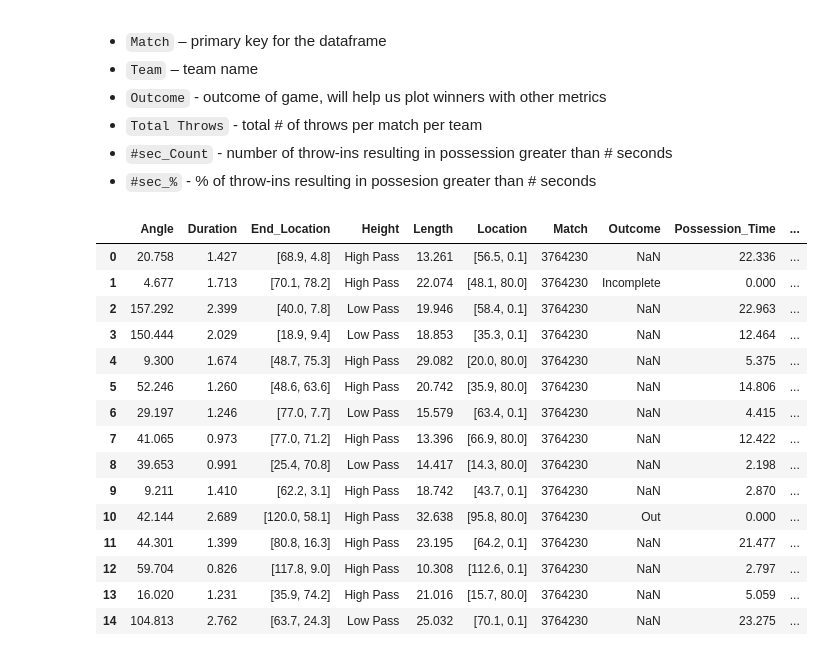
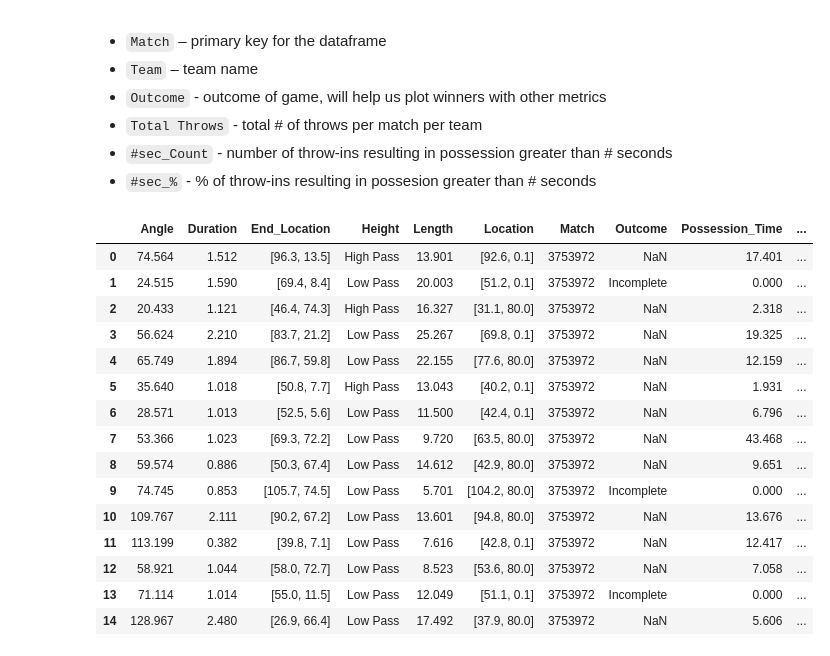
Before and after one commit to hwillif/Throw-in-Project, a Jupyter notebook: HW_Throw-In.ipynb, the cells around one changed output. Drawn from its saved outputs; the diff is of its cells as text; code cells hidden in the pictures.

Commit message:
Added Premier League Code

```diff
--- a/HW_Throw-In.ipynb
+++ b/HW_Throw-In.ipynb
@@ -25,3 +68,10 @@ import math
 # Ignore Warnings
 import warnings
 warnings.filterwarnings("ignore")
+# %%
+# Premier League 2016
+PremierLeague = sb.matches(competition_id=2, season_id=27)
+
+# Print cols + head
+print(PremierLeague.columns)
+PremierLeague.sort_values(by='match_week', ascending=True).head()
@@ -136,3 +208,9 @@ add_meta=True
+# %%
+events_df = build_events_dataset(
+PremierLeague,
+keep_columns=None,
+add_meta=True
+)
 # %% [markdown]
 # Event Data Cleaning
 
@@ -356,52 +434,70 @@ Throws = (
                                                                      'possession_time', 'team', 'match_id']]
     .rename(columns={
         'duration' : 'Duration',
         'location' : 'Location',
         'pass_angle' : 'Angle',
         'pass_length' : 'Length',
         'pass_outcome' : 'Outcome',
         'pass_end_location' : 'End_Location',
         'pass_height' : 'Height',
         'possession_time' : 'Possession_Time',
         'team' : 'Team',
         'match_id' : 'Match'
     })
     .reset_index(drop=True)
 )
 
 # Drop rows where throw_outcome is Injury Clearance or Unknown, we don't want these for xT and xRetain modeling
 Throws = Throws[~Throws['Outcome'].isin(['Injury Clearance', 'Unknown'])].reset_index(drop=True)
 
 # Feature engineering - Third will state whether the throw took place in defensive third, middle third, or attacking third
-Throws["Third"] = Throws["Location"].apply(
-    lambda loc: (
-        "Defensive Third" if loc[0] <= 40
-        else "Middle Third" if loc[0] <= 80
-        else "Attacking Third"
-    )
-)
+# Feature engineering - Third will state whether the throw took place in defensive third, middle third, or attacking third
+def _location_to_third(loc):
+    # Safely handle NaN, None, or non-indexable locations
+    try:
+        if loc is None:
+            return None
+        # Some rows store location as a list/tuple-like (x, y). Ensure it's indexable and has at least one element
+        if isinstance(loc, (list, tuple)) and len(loc) >= 1 and pd.notnull(loc[0]):
+            x = float(loc[0])
+        else:
+            # If it's a scalar numeric value (rare), try to convert directly
+            if pd.notnull(loc) and (isinstance(loc, (int, float))):
+                x = float(loc)
+            else:
+                return None
+        if x <= 40:
+            return "Defensive Third"
+        elif x <= 80:
+            return "Middle Third"
+        else:
+            return "Attacking Third"
+    except Exception:
+        return None
+
+Throws["Third"] = Throws["Location"].apply(_location_to_third)
 
 # Wherever outcome isn't NaN, the possession time should be 0 but is actually tracking possession of other team
 Throws.loc[Throws['Outcome'].notna(), 'Possession_Time'] = 0.000
 
 # Sort columns alphabetically
 Throws = Throws[sorted(Throws.columns)]
 
 Throws.head(15)
 # %% [output]
 |  | Angle | Duration | End_Location | Height | Length | Location | Match | Outcome | Possession_Time | ... |
-| 0 | 20.758 | 1.427 | [68.9, 4.8] | High Pass | 13.261 | [56.5, 0.1] | 3764230 | NaN | 22.336 | ... |
-| 1 | 4.677 | 1.713 | [70.1, 78.2] | High Pass | 22.074 | [48.1, 80.0] | 3764230 | Incomplete | 0.000 | ... |
-| 2 | 157.292 | 2.399 | [40.0, 7.8] | Low Pass | 19.946 | [58.4, 0.1] | 3764230 | NaN | 22.963 | ... |
-| 3 | 150.444 | 2.029 | [18.9, 9.4] | Low Pass | 18.853 | [35.3, 0.1] | 3764230 | NaN | 12.464 | ... |
-| 4 | 9.300 | 1.674 | [48.7, 75.3] | High Pass | 29.082 | [20.0, 80.0] | 3764230 | NaN | 5.375 | ... |
-| 5 | 52.246 | 1.260 | [48.6, 63.6] | High Pass | 20.742 | [35.9, 80.0] | 3764230 | NaN | 14.806 | ... |
-| 6 | 29.197 | 1.246 | [77.0, 7.7] | Low Pass | 15.579 | [63.4, 0.1] | 3764230 | NaN | 4.415 | ... |
-| 7 | 41.065 | 0.973 | [77.0, 71.2] | High Pass | 13.396 | [66.9, 80.0] | 3764230 | NaN | 12.422 | ... |
-| 8 | 39.653 | 0.991 | [25.4, 70.8] | Low Pass | 14.417 | [14.3, 80.0] | 3764230 | NaN | 2.198 | ... |
-| 9 | 9.211 | 1.410 | [62.2, 3.1] | High Pass | 18.742 | [43.7, 0.1] | 3764230 | NaN | 2.870 | ... |
-| 10 | 42.144 | 2.689 | [120.0, 58.1] | High Pass | 32.638 | [95.8, 80.0] | 3764230 | Out | 0.000 | ... |
-| 11 | 44.301 | 1.399 | [80.8, 16.3] | High Pass | 23.195 | [64.2, 0.1] | 3764230 | NaN | 21.477 | ... |
-| 12 | 59.704 | 0.826 | [117.8, 9.0] | High Pass | 10.308 | [112.6, 0.1] | 3764230 | NaN | 2.797 | ... |
-| 13 | 16.020 | 1.231 | [35.9, 74.2] | High Pass | 21.016 | [15.7, 80.0] | 3764230 | NaN | 5.059 | ... |
-| 14 | 104.813 | 2.762 | [63.7, 24.3] | Low Pass | 25.032 | [70.1, 0.1] | 3764230 | NaN | 23.275 | ... |
+| 0 | 74.564 | 1.512 | [96.3, 13.5] | High Pass | 13.901 | [92.6, 0.1] | 3753972 | NaN | 17.401 | ... |
+| 1 | 24.515 | 1.590 | [69.4, 8.4] | Low Pass | 20.003 | [51.2, 0.1] | 3753972 | Incomplete | 0.000 | ... |
+| 2 | 20.433 | 1.121 | [46.4, 74.3] | High Pass | 16.327 | [31.1, 80.0] | 3753972 | NaN | 2.318 | ... |
+| 3 | 56.624 | 2.210 | [83.7, 21.2] | Low Pass | 25.267 | [69.8, 0.1] | 3753972 | NaN | 19.325 | ... |
+| 4 | 65.749 | 1.894 | [86.7, 59.8] | Low Pass | 22.155 | [77.6, 80.0] | 3753972 | NaN | 12.159 | ... |
+| 5 | 35.640 | 1.018 | [50.8, 7.7] | High Pass | 13.043 | [40.2, 0.1] | 3753972 | NaN | 1.931 | ... |
+| 6 | 28.571 | 1.013 | [52.5, 5.6] | Low Pass | 11.500 | [42.4, 0.1] | 3753972 | NaN | 6.796 | ... |
+| 7 | 53.366 | 1.023 | [69.3, 72.2] | Low Pass | 9.720 | [63.5, 80.0] | 3753972 | NaN | 43.468 | ... |
+| 8 | 59.574 | 0.886 | [50.3, 67.4] | Low Pass | 14.612 | [42.9, 80.0] | 3753972 | NaN | 9.651 | ... |
+| 9 | 74.745 | 0.853 | [105.7, 74.5] | Low Pass | 5.701 | [104.2, 80.0] | 3753972 | Incomplete | 0.000 | ... |
+| 10 | 109.767 | 2.111 | [90.2, 67.2] | Low Pass | 13.601 | [94.8, 80.0] | 3753972 | NaN | 13.676 | ... |
+| 11 | 113.199 | 0.382 | [39.8, 7.1] | Low Pass | 7.616 | [42.8, 0.1] | 3753972 | NaN | 12.417 | ... |
+| 12 | 58.921 | 1.044 | [58.0, 72.7] | Low Pass | 8.523 | [53.6, 80.0] | 3753972 | NaN | 7.058 | ... |
+| 13 | 71.114 | 1.014 | [55.0, 11.5] | Low Pass | 12.049 | [51.1, 0.1] | 3753972 | Incomplete | 0.000 | ... |
+| 14 | 128.967 | 2.480 | [26.9, 66.4] | Low Pass | 17.492 | [37.9, 80.0] | 3753972 | NaN | 5.606 | ... |
```
Also changed, not shown: parts of 22 cells of this notebook, 1 other file.
